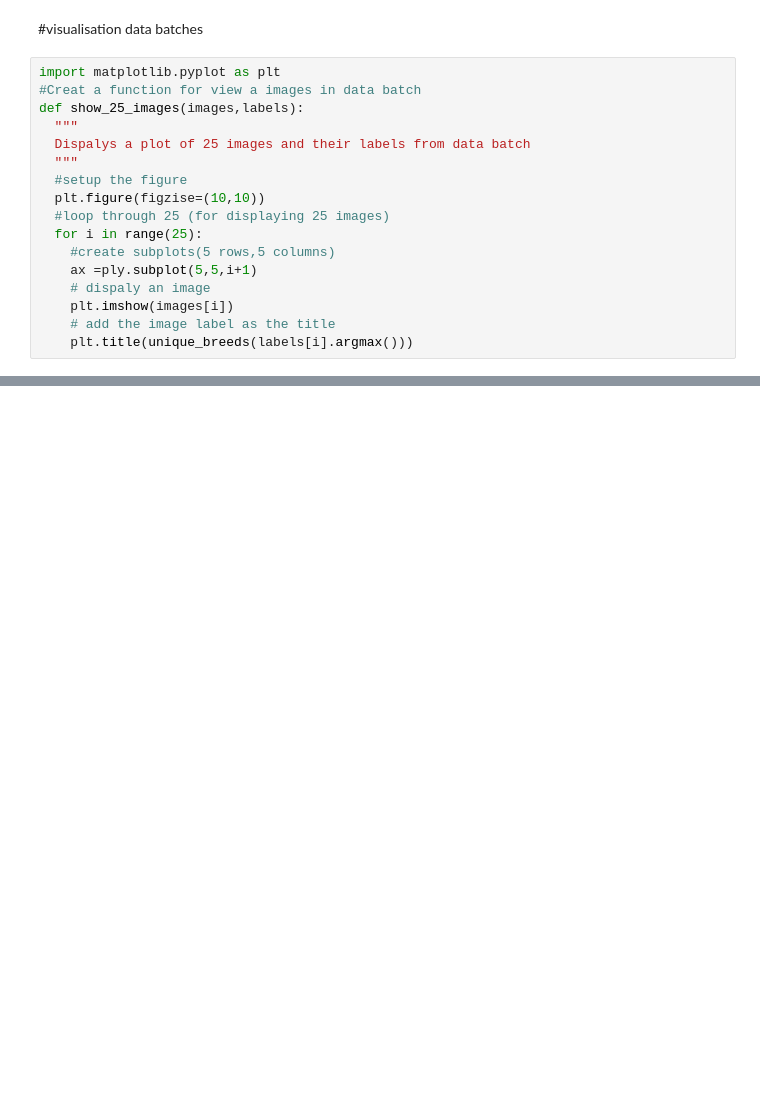
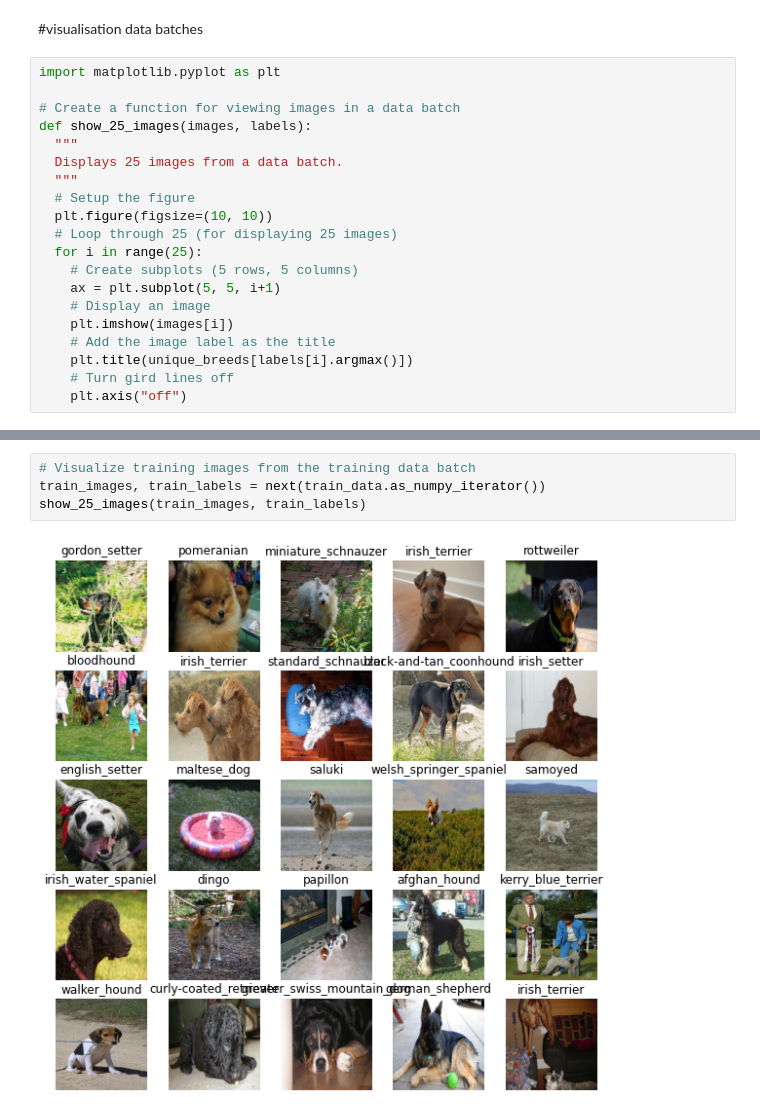
Before and after one commit to ouardaoui/ML, a Jupyter notebook: dog_vision.ipynb, the cells around one changed output, grey strips where cells are left out. Saved outputs shown, nothing was run; the diff lists cells and outputs as text; blank space fills up the shorter version.

```diff
--- a/dog_vision.ipynb
+++ b/dog_vision.ipynb
@@ -290,18 +279,21 @@ train_data.element_spec, val_data.element_spec
 #visualisation data batches
 # %%
 import matplotlib.pyplot as plt
-#Creat a function for view a images in data batch
-def show_25_images(images,labels):
+
+# Create a function for viewing images in a data batch
+def show_25_images(images, labels):
   """
-  Dispalys a plot of 25 images and their labels from data batch
+  Displays 25 images from a data batch.
   """
-  #setup the figure
-  plt.figure(figzise=(10,10))
-  #loop through 25 (for displaying 25 images)
+  # Setup the figure
+  plt.figure(figsize=(10, 10))
+  # Loop through 25 (for displaying 25 images)
   for i in range(25):
-    #create subplots(5 rows,5 columns)
-    ax =ply.subplot(5,5,i+1)
-    # dispaly an image
+    # Create subplots (5 rows, 5 columns)
+    ax = plt.subplot(5, 5, i+1)
+    # Display an image
     plt.imshow(images[i])
-    # add the image label as the title
-    plt.title(unique_breeds(labels[i].argmax()))
+    # Add the image label as the title
+    plt.title(unique_breeds[labels[i].argmax()])
+    # Turn gird lines off
+    plt.axis("off")
@@ -331,0 +317,6 @@ y[0].argmax
+# %%
+# Visualize training images from the training data batch
+train_images, train_labels = next(train_data.as_numpy_iterator())
+show_25_images(train_images, train_labels)
+# %% [output]
+[figure, added]
```
Also changed, not shown: parts of 9 cells of this notebook.
